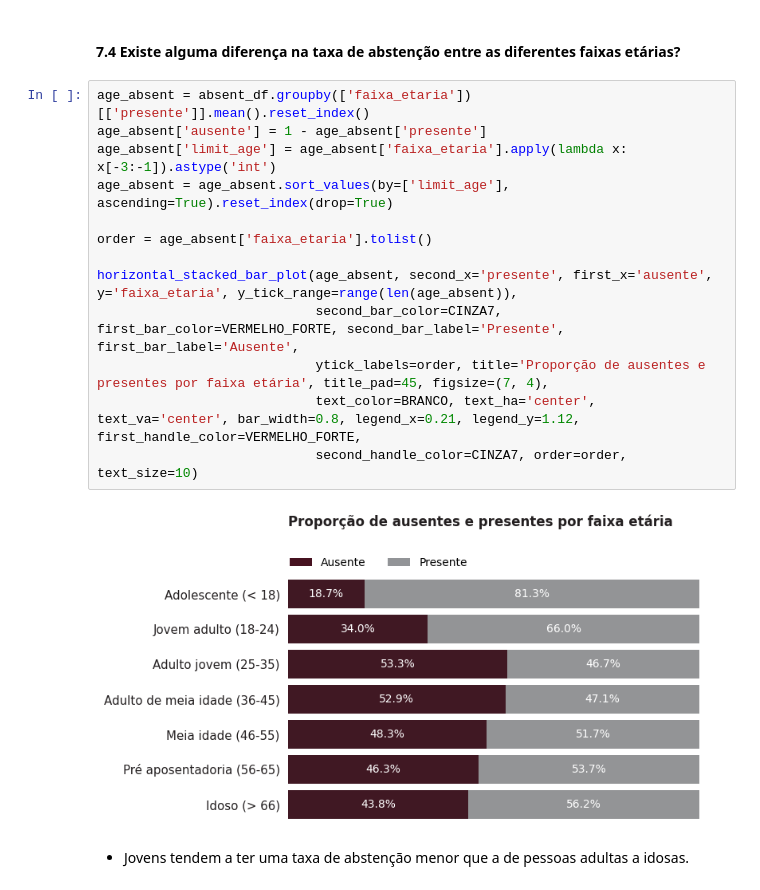
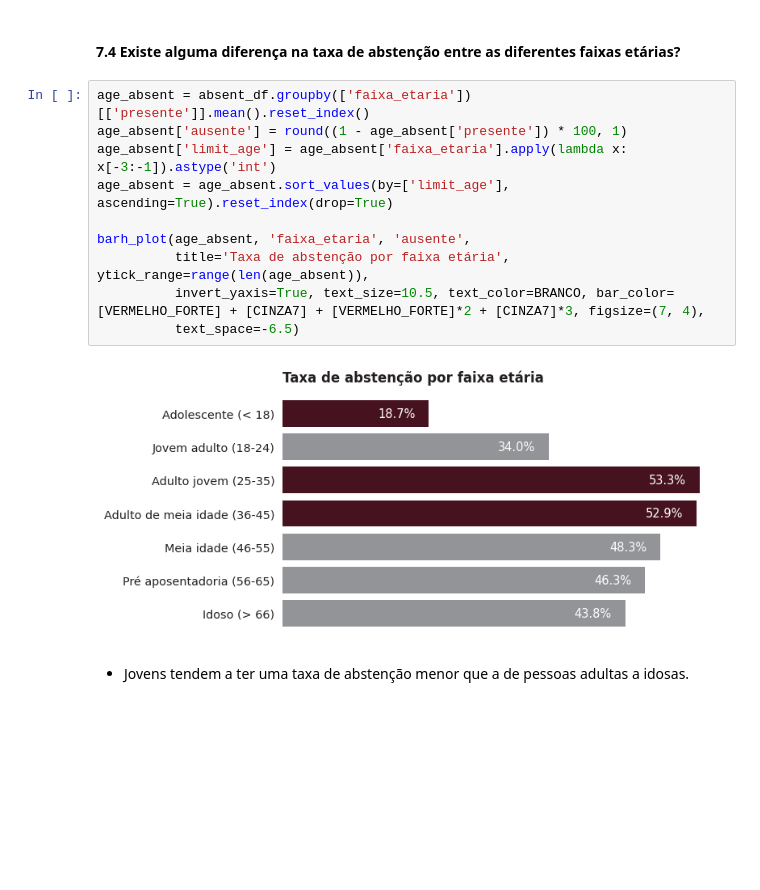
Before and after one commit to allmeidaapedro/Enem-Analysis, a Jupyter notebook: notebooks/2_eda.ipynb, the cells around one changed output. Saved outputs shown, nothing was run; the diff lists cells and outputs as text; blank space fills up the shorter version.

```diff
--- a/notebooks/2_eda.ipynb
+++ b/notebooks/2_eda.ipynb
@@ -848,19 +891,16 @@ horizontal_stacked_bar_plot(income_absent, second_x='presente', first_x='ausente
 #### 7.4 Existe alguma diferença na taxa de abstenção entre as diferentes faixas etárias?
 # %%
 age_absent = absent_df.groupby(['faixa_etaria'])[['presente']].mean().reset_index()
-age_absent['ausente'] = 1 - age_absent['presente']
+age_absent['ausente'] = round((1 - age_absent['presente']) * 100, 1)
 age_absent['limit_age'] = age_absent['faixa_etaria'].apply(lambda x: x[-3:-1]).astype('int')
 age_absent = age_absent.sort_values(by=['limit_age'], ascending=True).reset_index(drop=True)
 
-order = age_absent['faixa_etaria'].tolist()
-
-horizontal_stacked_bar_plot(age_absent, second_x='presente', first_x='ausente', y='faixa_etaria', y_tick_range=range(len(age_absent)),
-                            second_bar_color=CINZA7, first_bar_color=VERMELHO_FORTE, second_bar_label='Presente', first_bar_label='Ausente',
-                            ytick_labels=order, title='Proporção de ausentes e presentes por faixa etária', title_pad=45, figsize=(7, 4),
-                            text_color=BRANCO, text_ha='center', text_va='center', bar_width=0.8, legend_x=0.21, legend_y=1.12, first_handle_color=VERMELHO_FORTE,
-                            second_handle_color=CINZA7, order=order, text_size=10)
+barh_plot(age_absent, 'faixa_etaria', 'ausente',
+          title='Taxa de abstenção por faixa etária', ytick_range=range(len(age_absent)),
+          invert_yaxis=True, text_size=10.5, text_color=BRANCO, bar_color=[VERMELHO_FORTE] + [CINZA7] + [VERMELHO_FORTE]*2 + [CINZA7]*3, figsize=(7, 4),
+          text_space=-6.5)
 # %% [output]
-[figure, old version]
+[figure, new version]
 # %% [markdown]
 - Jovens tendem a ter uma taxa de abstenção menor que a de pessoas adultas a idosas.
 # %% [markdown]
```
Also changed, not shown: parts of 33 cells of this notebook, 7 other files.
